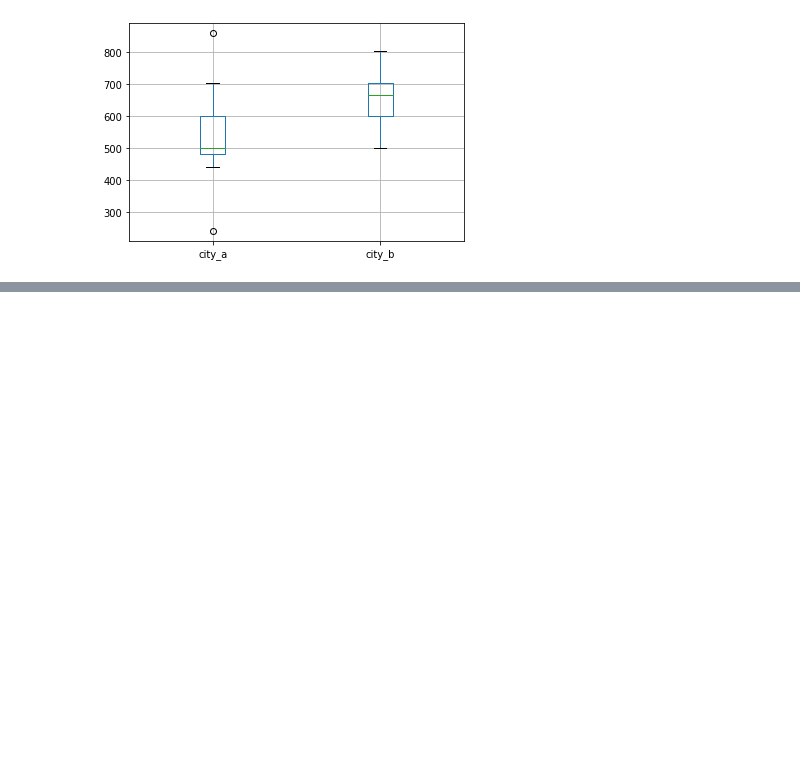
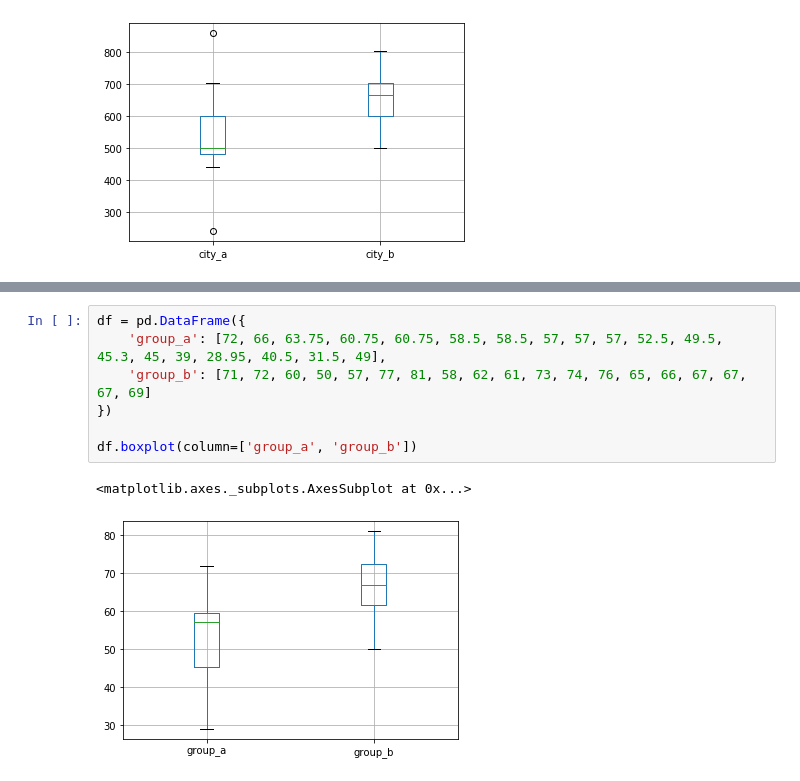
Before and after one commit to gdvnedu/SF, a Jupyter notebook: dst/module_2/stat&basic_1/Descriptive Statistics.ipynb, the cells around one changed output, grey strips where cells are left out. Saved outputs shown, nothing was run; the diff lists cells and outputs as text; blank space fills up the shorter version.

```diff
--- a/dst/module_2/stat&basic_1/Descriptive Statistics.ipynb
+++ b/dst/module_2/stat&basic_1/Descriptive Statistics.ipynb
@@ -177,0 +189,10 @@ boxplot = df.boxplot(column=['city_a', 'city_b'])
+# %%
+df = pd.DataFrame({
+    'group_a': [72, 66, 63.75, 60.75, 60.75, 58.5, 58.5, 57, 57, 57, 52.5, 49.5, 45.3, 45, 39, 28.95, 40.5, 31.5, 49],
+    'group_b': [71, 72, 60, 50, 57, 77, 81, 58, 62, 61, 73, 74, 76, 65, 66, 67, 67, 67, 69]
+})
+
+df.boxplot(column=['group_a', 'group_b'])
+# %% [output]
+<matplotlib.axes._subplots.AxesSubplot at 0x...>
+[figure, added]
```
Also changed, not shown: parts of 1 cell of this notebook, 3 other files.
